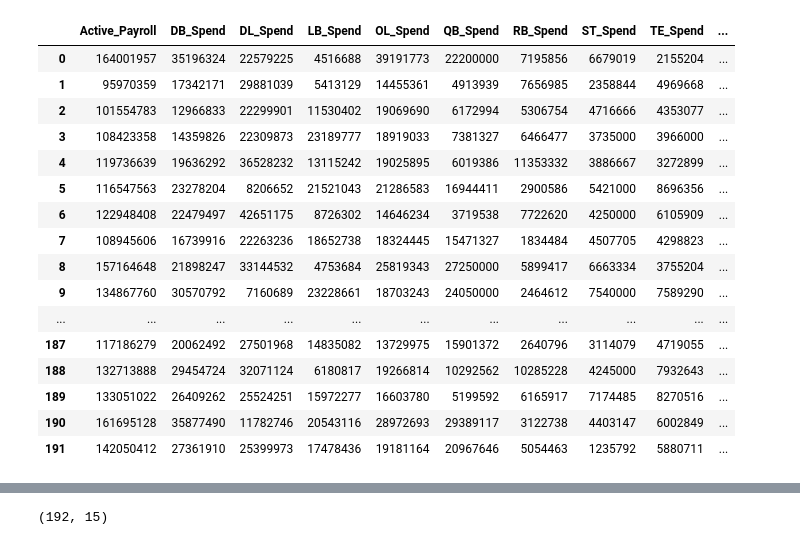
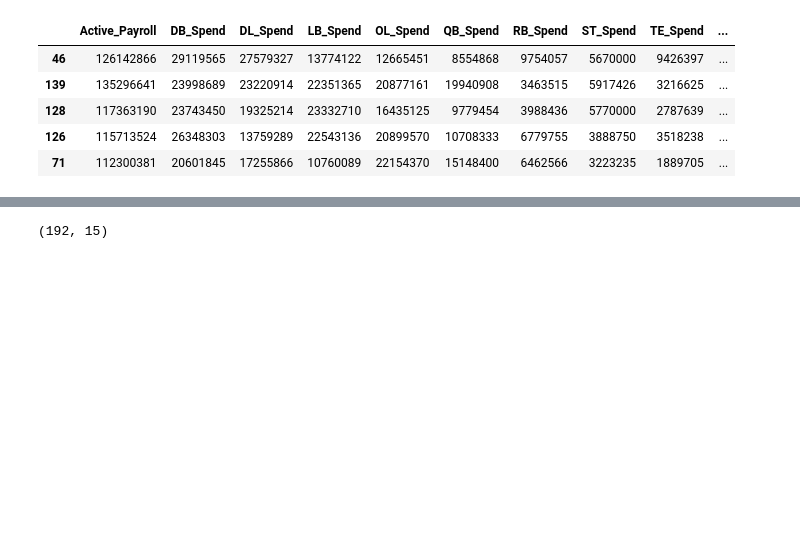
Before and after one commit to DavidLevy310/NFLAssetAllocation, a Jupyter notebook: Project1_DataFrameMerge_DataCleaning.ipynb, the cells around one changed output, grey strips where cells are left out. Drawn from its saved outputs; the diff is of its cells as text; code cells hidden in the pictures; blank space fills up the shorter version.

```diff
--- a/Project1_DataFrameMerge_DataCleaning.ipynb
+++ b/Project1_DataFrameMerge_DataCleaning.ipynb
@@ -39,25 +28,14 @@ NFLWins
 NFLSalary = pd.read_csv('Salary.csv')
 # %%
 #View File
-NFLSalary
+NFLSalary.sample(5)
 # %% [output]
 |  | Active_Payroll | DB_Spend | DL_Spend | LB_Spend | OL_Spend | QB_Spend | RB_Spend | ST_Spend | TE_Spend | ... |
-| 0 | 164001957 | 35196324 | 22579225 | 4516688 | 39191773 | 22200000 | 7195856 | 6679019 | 2155204 | ... |
-| 1 | 95970359 | 17342171 | 29881039 | 5413129 | 14455361 | 4913939 | 7656985 | 2358844 | 4969668 | ... |
-| 2 | 101554783 | 12966833 | 22299901 | 11530402 | 19069690 | 6172994 | 5306754 | 4716666 | 4353077 | ... |
-| 3 | 108423358 | 14359826 | 22309873 | 23189777 | 18919033 | 7381327 | 6466477 | 3735000 | 3966000 | ... |
-| 4 | 119736639 | 19636292 | 36528232 | 13115242 | 19025895 | 6019386 | 11353332 | 3886667 | 3272899 | ... |
-| 5 | 116547563 | 23278204 | 8206652 | 21521043 | 21286583 | 16944411 | 2900586 | 5421000 | 8696356 | ... |
-| 6 | 122948408 | 22479497 | 42651175 | 8726302 | 14646234 | 3719538 | 7722620 | 4250000 | 6105909 | ... |
-| 7 | 108945606 | 16739916 | 22263236 | 18652738 | 18324445 | 15471327 | 1834484 | 4507705 | 4298823 | ... |
-| 8 | 157164648 | 21898247 | 33144532 | 4753684 | 25819343 | 27250000 | 5899417 | 6663334 | 3755204 | ... |
-| 9 | 134867760 | 30570792 | 7160689 | 23228661 | 18703243 | 24050000 | 2464612 | 7540000 | 7589290 | ... |
-| ... | ... | ... | ... | ... | ... | ... | ... | ... | ... | ... |
-| 187 | 117186279 | 20062492 | 27501968 | 14835082 | 13729975 | 15901372 | 2640796 | 3114079 | 4719055 | ... |
-| 188 | 132713888 | 29454724 | 32071124 | 6180817 | 19266814 | 10292562 | 10285228 | 4245000 | 7932643 | ... |
-| 189 | 133051022 | 26409262 | 25524251 | 15972277 | 16603780 | 5199592 | 6165917 | 7174485 | 8270516 | ... |
-| 190 | 161695128 | 35877490 | 11782746 | 20543116 | 28972693 | 29389117 | 3122738 | 4403147 | 6002849 | ... |
-| 191 | 142050412 | 27361910 | 25399973 | 17478436 | 19181164 | 20967646 | 5054463 | 1235792 | 5880711 | ... |
+| 46 | 126142866 | 29119565 | 27579327 | 13774122 | 12665451 | 8554868 | 9754057 | 5670000 | 9426397 | ... |
+| 139 | 135296641 | 23998689 | 23220914 | 22351365 | 20877161 | 19940908 | 3463515 | 5917426 | 3216625 | ... |
+| 128 | 117363190 | 23743450 | 19325214 | 23332710 | 16435125 | 9779454 | 3988436 | 5770000 | 2787639 | ... |
+| 126 | 115713524 | 26348303 | 13759289 | 22543136 | 20899570 | 10708333 | 6779755 | 3888750 | 3518238 | ... |
+| 71 | 112300381 | 20601845 | 17255866 | 10760089 | 22154370 | 15148400 | 6462566 | 3223235 | 1889705 | ... |
 # %%
 #Merge CSV Files. Merged ON=Year & Team_Name
 DF = pd.merge(NFLWins,NFLSalary, on=['Year','Team_Name'])
```
Also changed, not shown: parts of 6 cells of this notebook, 1 other file.
